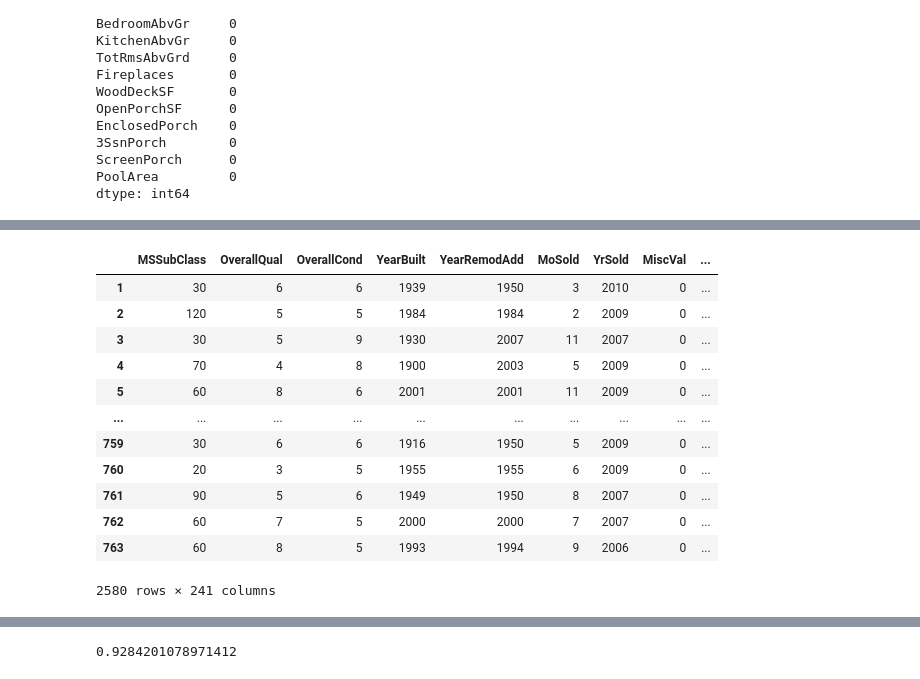
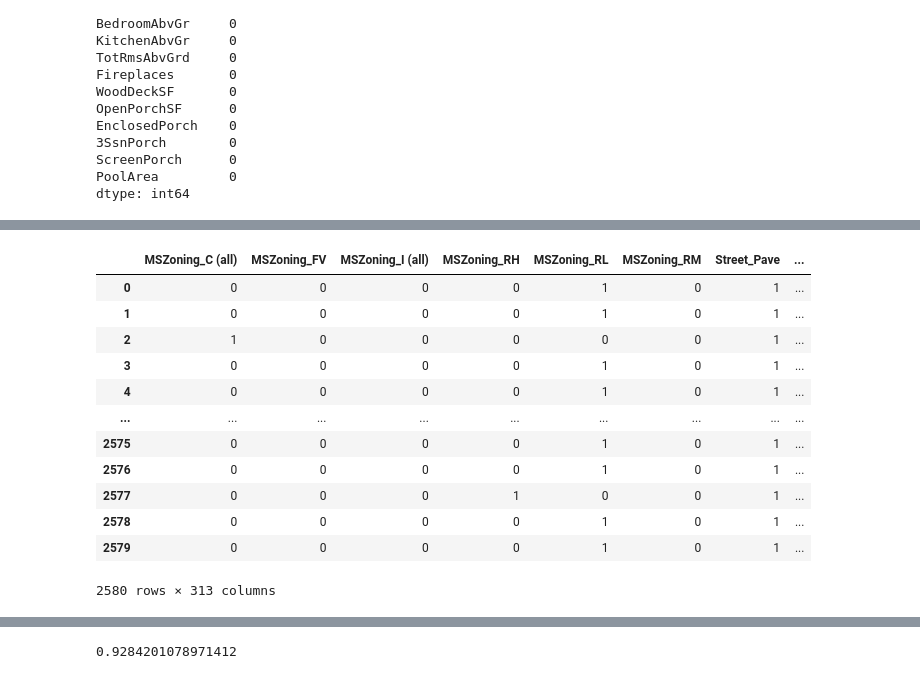
Before and after one commit to djhang99/housing_prices, a Jupyter notebook: Hugh_Goode/Feature_Selection_hg.ipynb, the cells around one changed output, grey strips where cells are left out. Drawn from its saved outputs; the diff is of its cells as text; code cells hidden in the pictures.

```diff
--- a/Hugh_Goode/Feature_Selection_hg.ipynb
+++ b/Hugh_Goode/Feature_Selection_hg.ipynb
@@ -4,3 +4,7 @@ import pandas as pd
 %matplotlib inline
 
 housing = pd.read_csv('Ames_HousePrice.csv', index_col=0)
+# %%
+housing = housing.reset_index()
+housing = housing.drop('index', axis = 1)
+housing
@@ -50,2 +48,2 @@ dtype: int64
 # %%
-category[~category.MiscFeature.isnull()]
+category = category.fillna('0')
@@ -317,6 +138,6 @@ ScreenPorch      0
 PoolArea         0
 dtype: int64
 # %%
-housing_num2cat = housing[['MSSubClass', 'OverallQual', 'OverallCond', 'YearBuilt', 'YearRemodAdd', 'MoSold', 'YrSold', 'MiscVal']]
+housing_num2cat = housing[['MSSubClass', 'OverallQual', 'OverallCond', 'MoSold', 'YrSold', 'MiscVal']]
 housing_num2cat
 # %% [output]
@@ -336,5 +157,5 @@ housing_num2cat
 # %%
-category3 = pd.concat([category2, housing_num2cat], axis = 1)
-category3
+category = pd.concat([category, housing_num2cat.astype(str)], axis = 1)
+category
 # %% [output]
 |  | MSZoning | Street | Alley | LotShape | LandContour | Utilities | LotConfig | LandSlope | Neighborhood | ... |
@@ -353,17 +194,17 @@ category3
 # %%
-cat_dum = pd.get_dummies(category3, drop_first = True)
+cat_dum = pd.get_dummies(category, drop_first = True)
 cat_dum
 # %% [output]
-|  | MSSubClass | OverallQual | OverallCond | YearBuilt | YearRemodAdd | MoSold | YrSold | MiscVal | ... |
-| 1 | 30 | 6 | 6 | 1939 | 1950 | 3 | 2010 | 0 | ... |
-| 2 | 120 | 5 | 5 | 1984 | 1984 | 2 | 2009 | 0 | ... |
-| 3 | 30 | 5 | 9 | 1930 | 2007 | 11 | 2007 | 0 | ... |
-| 4 | 70 | 4 | 8 | 1900 | 2003 | 5 | 2009 | 0 | ... |
-| 5 | 60 | 8 | 6 | 2001 | 2001 | 11 | 2009 | 0 | ... |
-| ... | ... | ... | ... | ... | ... | ... | ... | ... | ... |
-| 759 | 30 | 6 | 6 | 1916 | 1950 | 5 | 2009 | 0 | ... |
-| 760 | 20 | 3 | 5 | 1955 | 1955 | 6 | 2009 | 0 | ... |
-| 761 | 90 | 5 | 6 | 1949 | 1950 | 8 | 2007 | 0 | ... |
-| 762 | 60 | 7 | 5 | 2000 | 2000 | 7 | 2007 | 0 | ... |
-| 763 | 60 | 8 | 5 | 1993 | 1994 | 9 | 2006 | 0 | ... |
+|  | MSZoning_C (all) | MSZoning_FV | MSZoning_I (all) | MSZoning_RH | MSZoning_RL | MSZoning_RM | Street_Pave | ... |
+| 0 | 0 | 0 | 0 | 0 | 1 | 0 | 1 | ... |
+| 1 | 0 | 0 | 0 | 0 | 1 | 0 | 1 | ... |
+| 2 | 1 | 0 | 0 | 0 | 0 | 0 | 1 | ... |
+| 3 | 0 | 0 | 0 | 0 | 1 | 0 | 1 | ... |
+| 4 | 0 | 0 | 0 | 0 | 1 | 0 | 1 | ... |
+| ... | ... | ... | ... | ... | ... | ... | ... | ... |
+| 2575 | 0 | 0 | 0 | 0 | 1 | 0 | 1 | ... |
+| 2576 | 0 | 0 | 0 | 0 | 1 | 0 | 1 | ... |
+| 2577 | 0 | 0 | 0 | 1 | 0 | 0 | 1 | ... |
+| 2578 | 0 | 0 | 0 | 0 | 1 | 0 | 1 | ... |
+| 2579 | 0 | 0 | 0 | 0 | 1 | 0 | 1 | ... |
-2580 rows × 241 columns
+2580 rows × 313 columns
```
Also changed, not shown: parts of 32 cells of this notebook, 1 other file.
